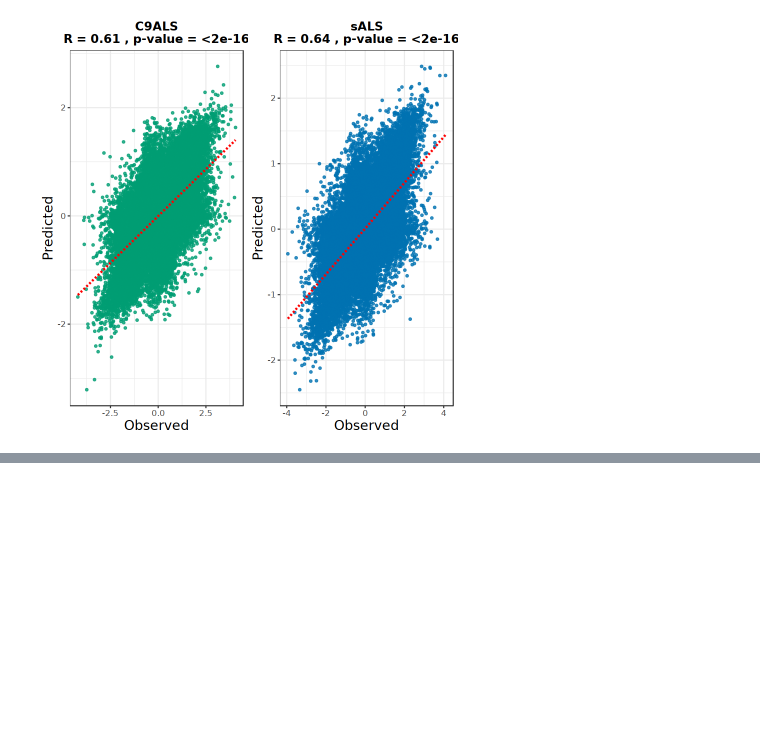
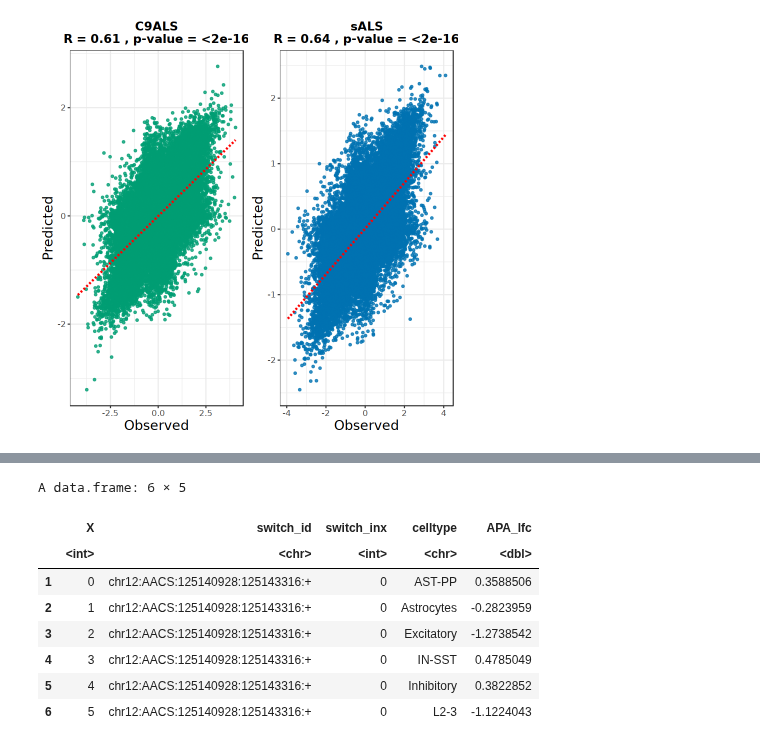
Before and after one commit to AidenSb/APA, a Jupyter notebook: For_DL_model/Model_performance_plots.ipynb, the cells around one changed output, grey strips where cells are left out. Saved outputs shown, nothing was run; the diff lists cells and outputs as text; code cells hidden in the pictures; blank space fills up the shorter version.

```diff
--- a/For_DL_model/Model_performance_plots.ipynb
+++ b/For_DL_model/Model_performance_plots.ipynb
@@ -101,0 +138,12 @@ ggsave("/data1/APA/Paul_ALS_Data/bams_in/subscelltype_bamfiles/Mapper_outs/resul
+# %%
+head(c9_meta)
+# %% [output]
+A data.frame: 6 × 5
+|  | X | switch_id | switch_inx | celltype | APA_lfc |
+|  | <int> | <chr> | <int> | <chr> | <dbl> |
+| 1 | 0 | chr12:AACS:125140928:125143316:+ | 0 | AST-PP | 0.3588506 |
+| 2 | 1 | chr12:AACS:125140928:125143316:+ | 0 | Astrocytes | -0.2823959 |
+| 3 | 2 | chr12:AACS:125140928:125143316:+ | 0 | Excitatory | -1.2738542 |
+| 4 | 3 | chr12:AACS:125140928:125143316:+ | 0 | IN-SST | 0.4785049 |
+| 5 | 4 | chr12:AACS:125140928:125143316:+ | 0 | Inhibitory | 0.3822852 |
+| 6 | 5 | chr12:AACS:125140928:125143316:+ | 0 | L2-3 | -1.1224043 |
```
Also changed, not shown: parts of 4 cells of this notebook, 1 other file.
